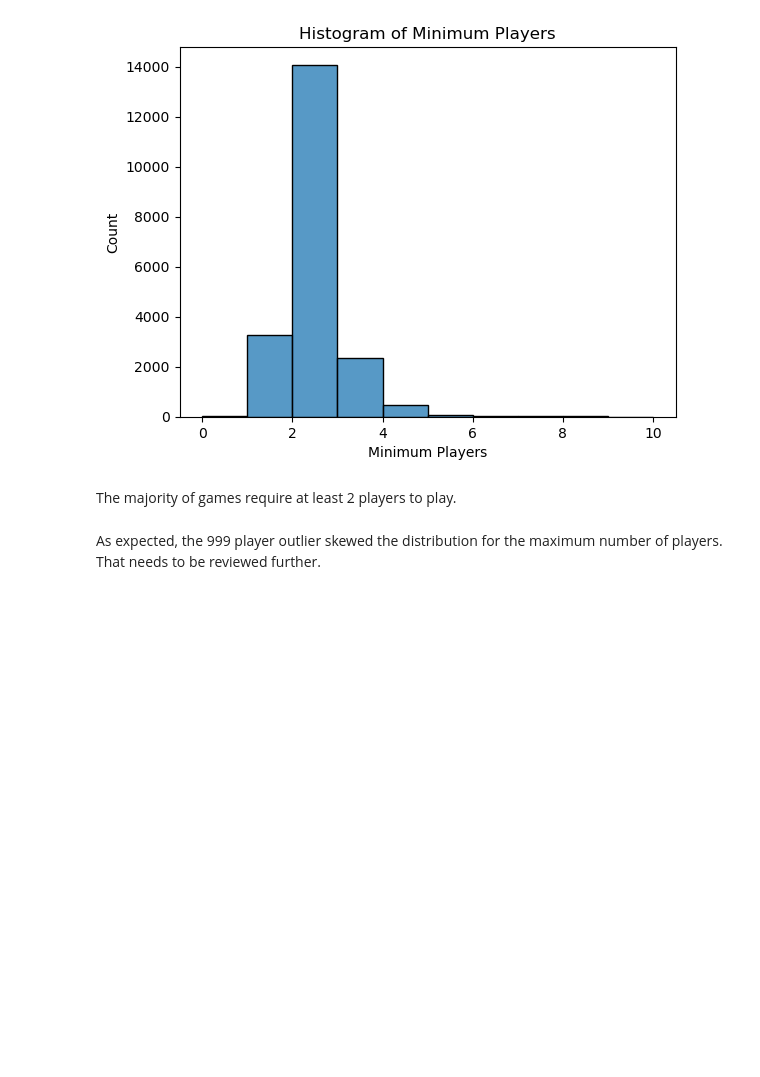
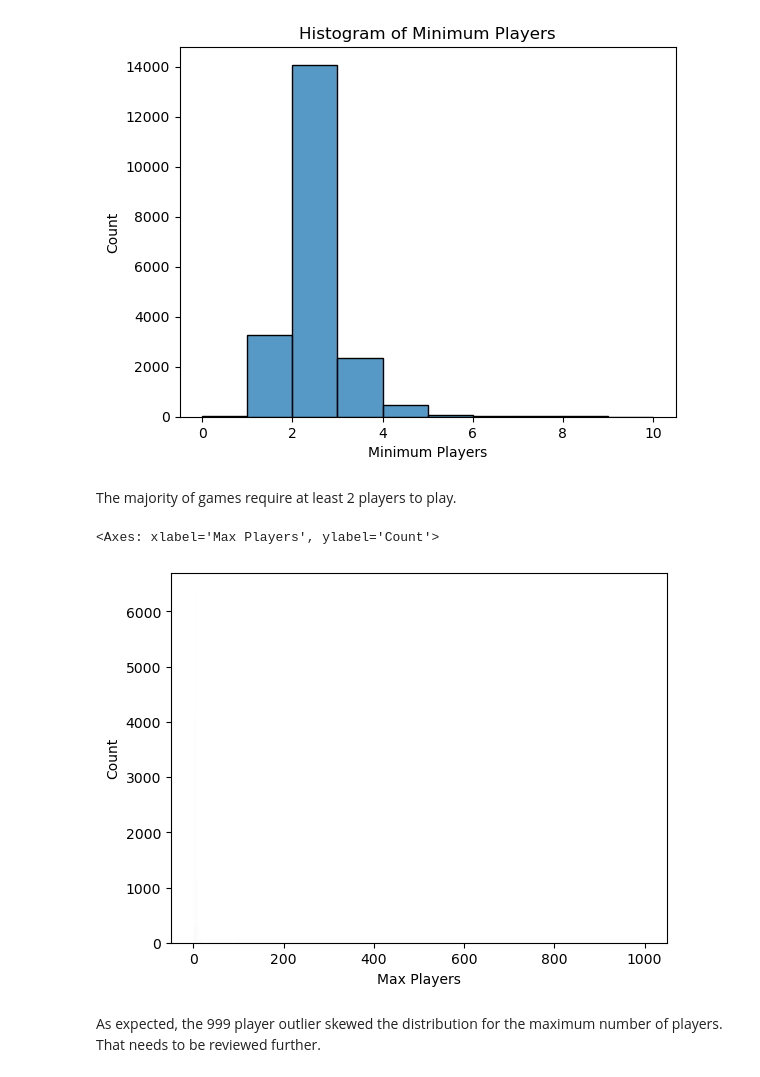
Before and after one commit to ChessGuy/data-projects, a Jupyter notebook: Board Game Recommender/Board Game Recommender.ipynb, the cells around one changed output. Drawn from its saved outputs; the diff is of its cells as text; code cells hidden in the pictures; blank space fills up the shorter version.

```diff
--- a/Board Game Recommender/Board Game Recommender.ipynb
+++ b/Board Game Recommender/Board Game Recommender.ipynb
@@ -237,7 +236,10 @@ Text(0.5, 0, 'Minimum Players')
 # %% [markdown]
 The majority of games require at least 2 players to play.
 # %%
-# sns.histplot(board_game_data, x='Max Players')
+sns.histplot(board_game_data, x='Max Players')
+# %% [output]
+<Axes: xlabel='Max Players', ylabel='Count'>
+[figure, added]
 # %% [markdown]
 As expected, the 999 player outlier skewed the distribution for the maximum number of players.  That needs to be reviewed further.
 # %%
```
Also changed, not shown: parts of 42 cells of this notebook.
